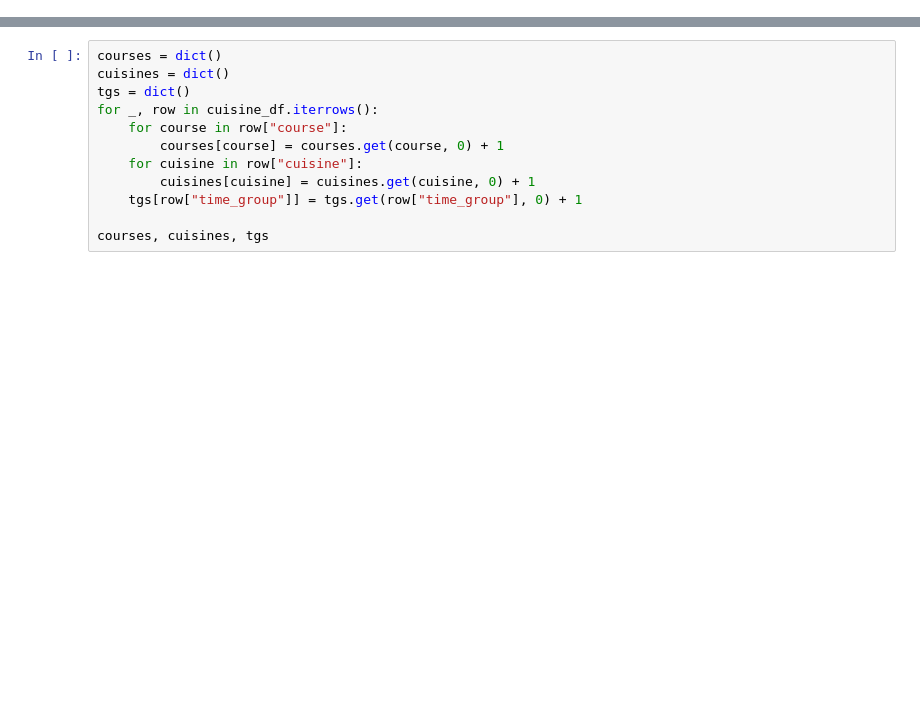
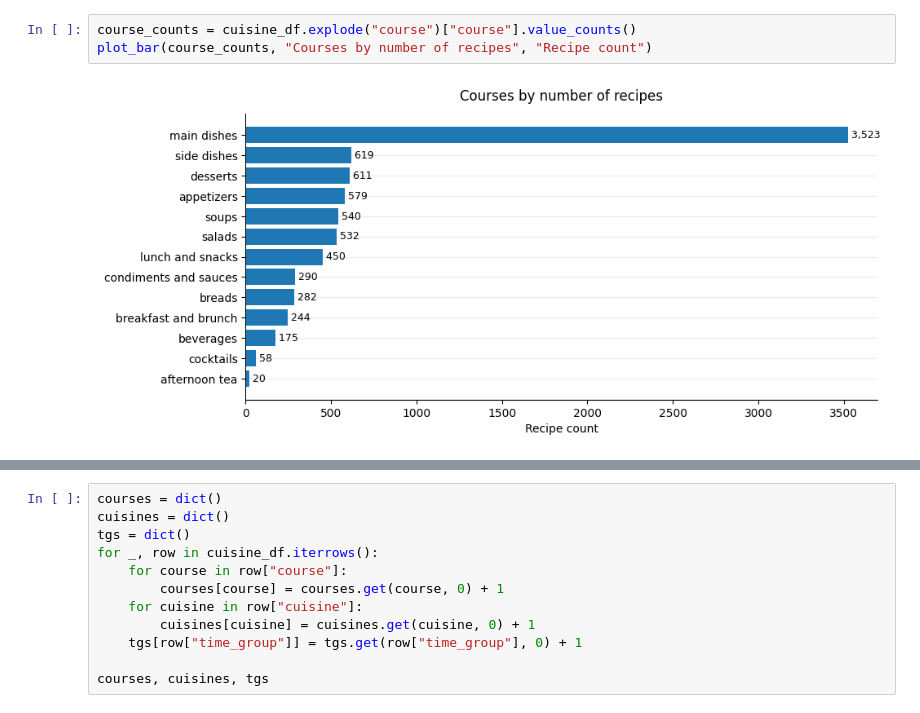
Before and after one commit to gvgbn/vos-proj-eda, a Jupyter notebook: data_retrieval.ipynb, the cells around one changed output, grey strips where cells are left out. Cells and saved outputs as stored; diff of their text form; blank space fills up the shorter version.

```diff
--- a/data_retrieval.ipynb
+++ b/data_retrieval.ipynb
@@ -67,0 +115,5 @@ cuisine_df.loc[cuisine_df["id"] == "Banana_caramel-Milk-Shake-My-Recipes", :]
+# %%
+course_counts = cuisine_df.explode("course")["course"].value_counts()
+plot_bar(course_counts, "Courses by number of recipes", "Recipe count")
+# %% [output]
+[figure, added]
```
Also changed, not shown: parts of 15 cells of this notebook.
